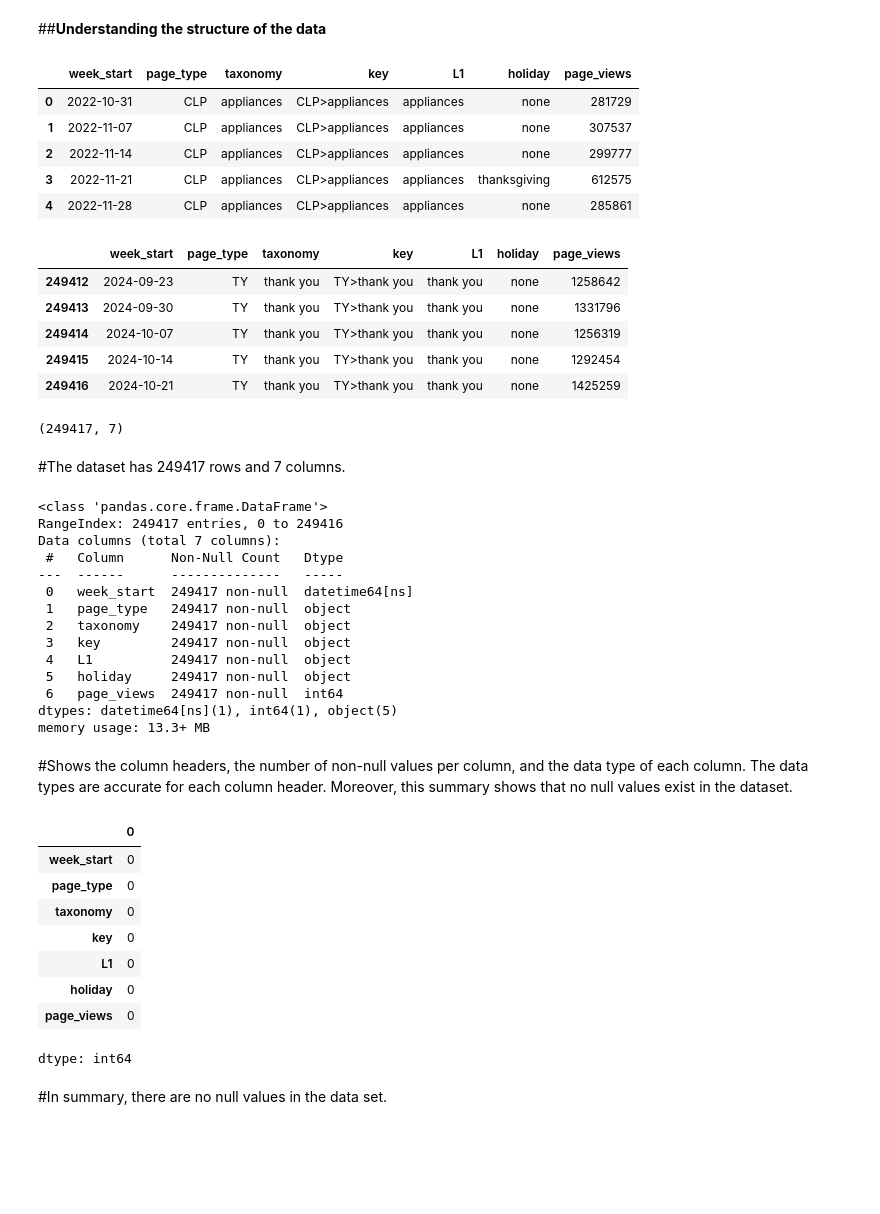
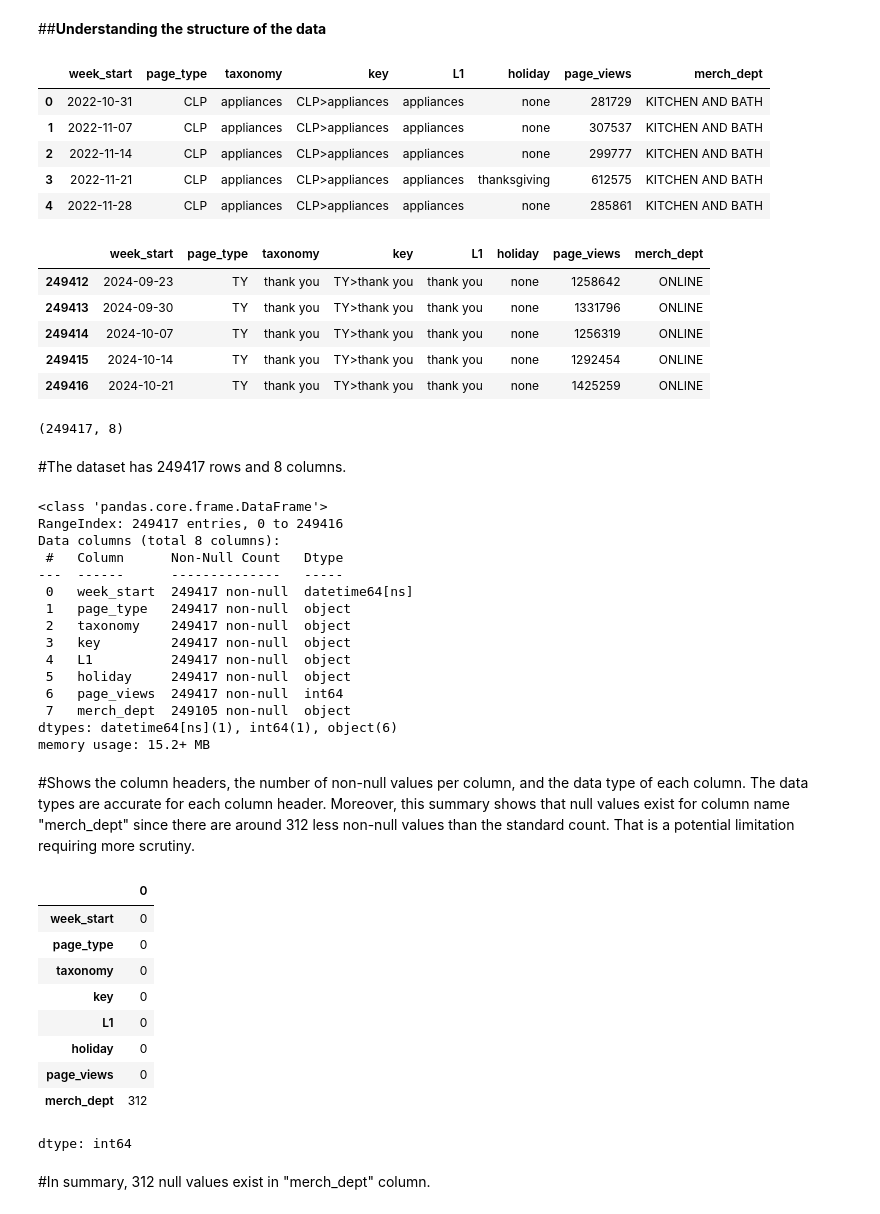
Before and after one commit to mchhab/Side_Projects, a Jupyter notebook: Home_Depot_Case_Study_Sheet_Manik_Chhabra.ipynb, the cells around one changed output. Drawn from its saved outputs; the diff is of its cells as text; code cells hidden in the pictures; blank space fills up the shorter version.

```diff
--- a/Home_Depot_Case_Study_Sheet_Manik_Chhabra.ipynb
+++ b/Home_Depot_Case_Study_Sheet_Manik_Chhabra.ipynb
@@ -17,36 +30,36 @@ pd.set_option('display.max_rows', None) #displays all rows
 # %% [markdown]
 ##**Understanding the structure of the data**
 # %%
-df = pd.read_excel('Case_Study.xlsx') #reads the data
+df = pd.read_excel('CaseStudy_Merged_Merch_Dept.xlsx') #reads the data
 df.head() #returns the first 5 rows of the dataset
 # %% [output]
-|  | week_start | page_type | taxonomy | key | L1 | holiday | page_views |
-| 0 | 2022-10-31 | CLP | appliances | CLP>appliances | appliances | none | 281729 |
-| 1 | 2022-11-07 | CLP | appliances | CLP>appliances | appliances | none | 307537 |
-| 2 | 2022-11-14 | CLP | appliances | CLP>appliances | appliances | none | 299777 |
-| 3 | 2022-11-21 | CLP | appliances | CLP>appliances | appliances | thanksgiving | 612575 |
-| 4 | 2022-11-28 | CLP | appliances | CLP>appliances | appliances | none | 285861 |
+|  | week_start | page_type | taxonomy | key | L1 | holiday | page_views | merch_dept |
+| 0 | 2022-10-31 | CLP | appliances | CLP>appliances | appliances | none | 281729 | KITCHEN AND BATH |
+| 1 | 2022-11-07 | CLP | appliances | CLP>appliances | appliances | none | 307537 | KITCHEN AND BATH |
+| 2 | 2022-11-14 | CLP | appliances | CLP>appliances | appliances | none | 299777 | KITCHEN AND BATH |
+| 3 | 2022-11-21 | CLP | appliances | CLP>appliances | appliances | thanksgiving | 612575 | KITCHEN AND BATH |
+| 4 | 2022-11-28 | CLP | appliances | CLP>appliances | appliances | none | 285861 | KITCHEN AND BATH |
 # %%
 df.tail() #returns the last 5 rows of the dataset
 # %% [output]
-|  | week_start | page_type | taxonomy | key | L1 | holiday | page_views |
-| 249412 | 2024-09-23 | TY | thank you | TY>thank you | thank you | none | 1258642 |
-| 249413 | 2024-09-30 | TY | thank you | TY>thank you | thank you | none | 1331796 |
-| 249414 | 2024-10-07 | TY | thank you | TY>thank you | thank you | none | 1256319 |
-| 249415 | 2024-10-14 | TY | thank you | TY>thank you | thank you | none | 1292454 |
-| 249416 | 2024-10-21 | TY | thank you | TY>thank you | thank you | none | 1425259 |
+|  | week_start | page_type | taxonomy | key | L1 | holiday | page_views | merch_dept |
+| 249412 | 2024-09-23 | TY | thank you | TY>thank you | thank you | none | 1258642 | ONLINE |
+| 249413 | 2024-09-30 | TY | thank you | TY>thank you | thank you | none | 1331796 | ONLINE |
+| 249414 | 2024-10-07 | TY | thank you | TY>thank you | thank you | none | 1256319 | ONLINE |
+| 249415 | 2024-10-14 | TY | thank you | TY>thank you | thank you | none | 1292454 | ONLINE |
+| 249416 | 2024-10-21 | TY | thank you | TY>thank you | thank you | none | 1425259 | ONLINE |
 # %%
 df.shape #returns the number of rows and columns respectively
 # %% [output]
-(249417, 7)
+(249417, 8)
 # %% [markdown]
-#The dataset has 249417 rows and 7 columns.
+#The dataset has 249417 rows and 8 columns.
 # %%
 df.info() #prints a concise summary of the dataframe
 # %% [output]
 <class 'pandas.core.frame.DataFrame'>
 RangeIndex: 249417 entries, 0 to 249416
-Data columns (total 7 columns):
+Data columns (total 8 columns):
  #   Column      Non-Null Count   Dtype
 ---  ------      --------------   -----
  0   week_start  249417 non-null  datetime64[ns]
@@ -56,10 +69,11 @@ Data columns (total 7 columns):
  4   L1          249417 non-null  object
  5   holiday     249417 non-null  object
  6   page_views  249417 non-null  int64
-dtypes: datetime64[ns](1), int64(1), object(5)
-memory usage: 13.3+ MB
+ 7   merch_dept  249105 non-null  object
+dtypes: datetime64[ns](1), int64(1), object(6)
+memory usage: 15.2+ MB
 # %% [markdown]
-#Shows the column headers, the number of non-null values per column, and the data type of each column. The data types are accurate for each column header. Moreover, this summary shows that no null values exist in the dataset.
+#Shows the column headers, the number of non-null values per column, and the data type of each column. The data types are accurate for each column header. Moreover, this summary shows that null values exist for column name "merch_dept" since there are around 312 less non-null values than the standard count. That is a potential limitation requiring more scrutiny.
 # %%
 df.isnull().sum() #finds the null values per column
 # %% [output]
@@ -71,9 +85,10 @@ df.isnull().sum() #finds the null values per column
 | L1 | 0 |
 | holiday | 0 |
 | page_views | 0 |
+| merch_dept | 312 |
 dtype: int64
 # %% [markdown]
-#In summary, there are no null values in the data set.
+#In summary, 312 null values exist in "merch_dept" column.
 # %%
 df.describe(include='all').transpose() #creates a statistical summary of the numerical and categorical data
 # %% [output]
```
Also changed, not shown: parts of 50 cells of this notebook.
